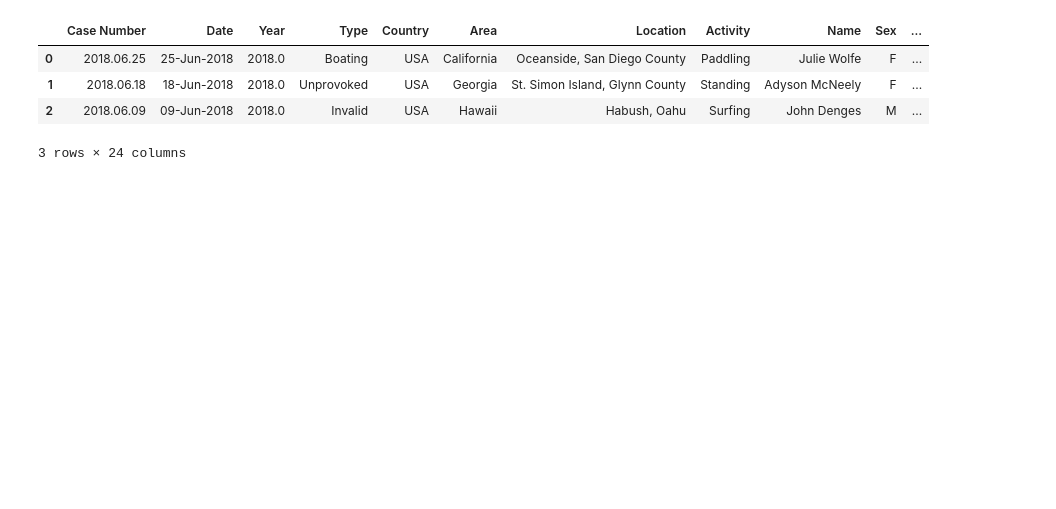
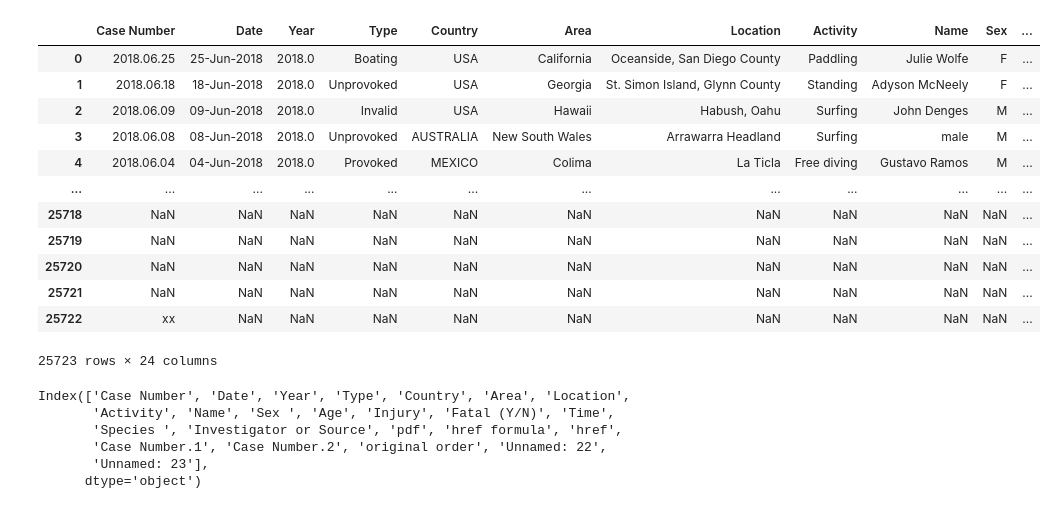
Before and after one commit to Daniel-GarciaGarcia/baby_shark_dooo_dooo, a Jupyter notebook: cleen.ipynb, the cells around one changed output. Drawn from its saved outputs; the diff is of its cells as text; code cells hidden in the pictures; blank space fills up the shorter version.

```diff
--- a/cleen.ipynb
+++ b/cleen.ipynb
@@ -5,8 +28,25 @@ df= pd.read_csv("/home/danielgarcia/baby_shark_dooo_dooo/input/attacks.csv", enc
 # %%
-df.head(3)
+df
 # %% [output]
 |  | Case Number | Date | Year | Type | Country | Area | Location | Activity | Name | Sex | ... |
 | 0 | 2018.06.25 | 25-Jun-2018 | 2018.0 | Boating | USA | California | Oceanside, San Diego County | Paddling | Julie Wolfe | F | ... |
 | 1 | 2018.06.18 | 18-Jun-2018 | 2018.0 | Unprovoked | USA | Georgia | St. Simon Island, Glynn County | Standing | Adyson McNeely | F | ... |
 | 2 | 2018.06.09 | 09-Jun-2018 | 2018.0 | Invalid | USA | Hawaii | Habush, Oahu | Surfing | John Denges | M | ... |
+| 3 | 2018.06.08 | 08-Jun-2018 | 2018.0 | Unprovoked | AUSTRALIA | New South Wales | Arrawarra Headland | Surfing | male | M | ... |
+| 4 | 2018.06.04 | 04-Jun-2018 | 2018.0 | Provoked | MEXICO | Colima | La Ticla | Free diving | Gustavo Ramos | M | ... |
+| ... | ... | ... | ... | ... | ... | ... | ... | ... | ... | ... | ... |
+| 25718 | NaN | NaN | NaN | NaN | NaN | NaN | NaN | NaN | NaN | NaN | ... |
+| 25719 | NaN | NaN | NaN | NaN | NaN | NaN | NaN | NaN | NaN | NaN | ... |
+| 25720 | NaN | NaN | NaN | NaN | NaN | NaN | NaN | NaN | NaN | NaN | ... |
+| 25721 | NaN | NaN | NaN | NaN | NaN | NaN | NaN | NaN | NaN | NaN | ... |
+| 25722 | xx | NaN | NaN | NaN | NaN | NaN | NaN | NaN | NaN | NaN | ... |
-3 rows × 24 columns
+25723 rows × 24 columns
+# %%
+df.columns
+# %% [output]
+Index(['Case Number', 'Date', 'Year', 'Type', 'Country', 'Area', 'Location',
+       'Activity', 'Name', 'Sex ', 'Age', 'Injury', 'Fatal (Y/N)', 'Time',
+       'Species ', 'Investigator or Source', 'pdf', 'href formula', 'href',
+       'Case Number.1', 'Case Number.2', 'original order', 'Unnamed: 22',
+       'Unnamed: 23'],
+      dtype='object')
```
Also changed, not shown: parts of 30 cells of this notebook.
